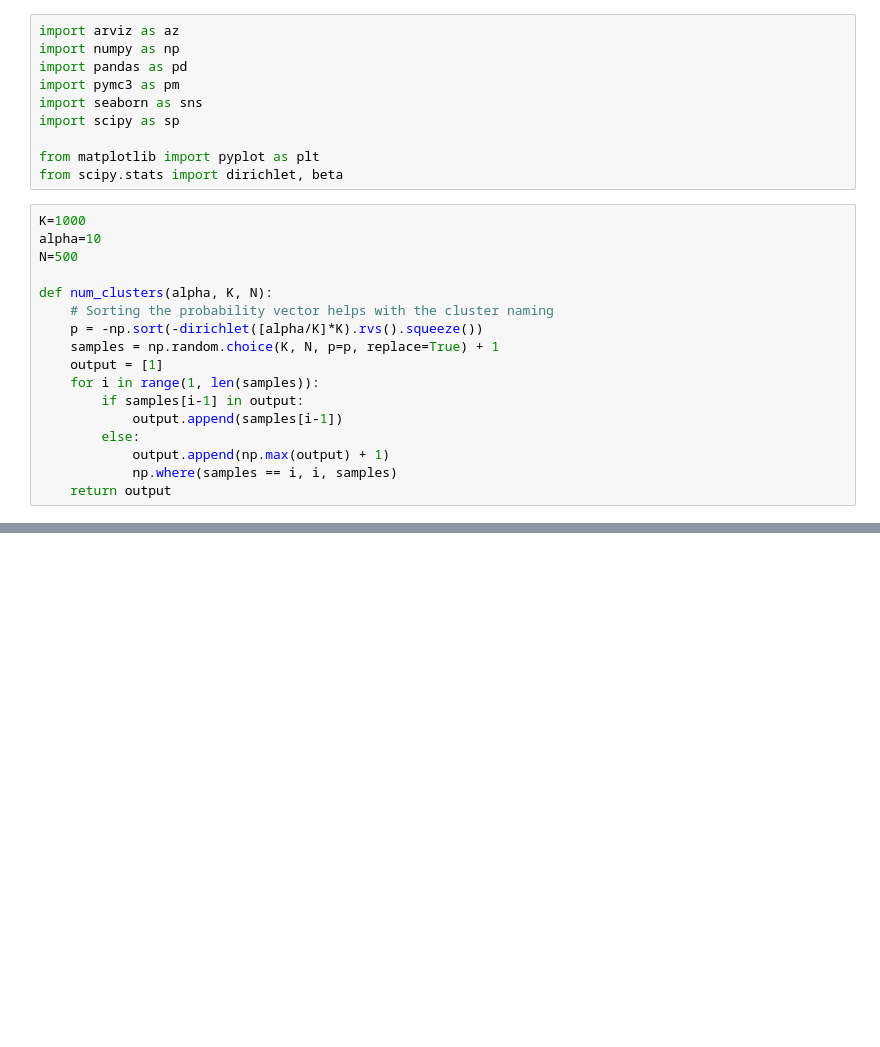
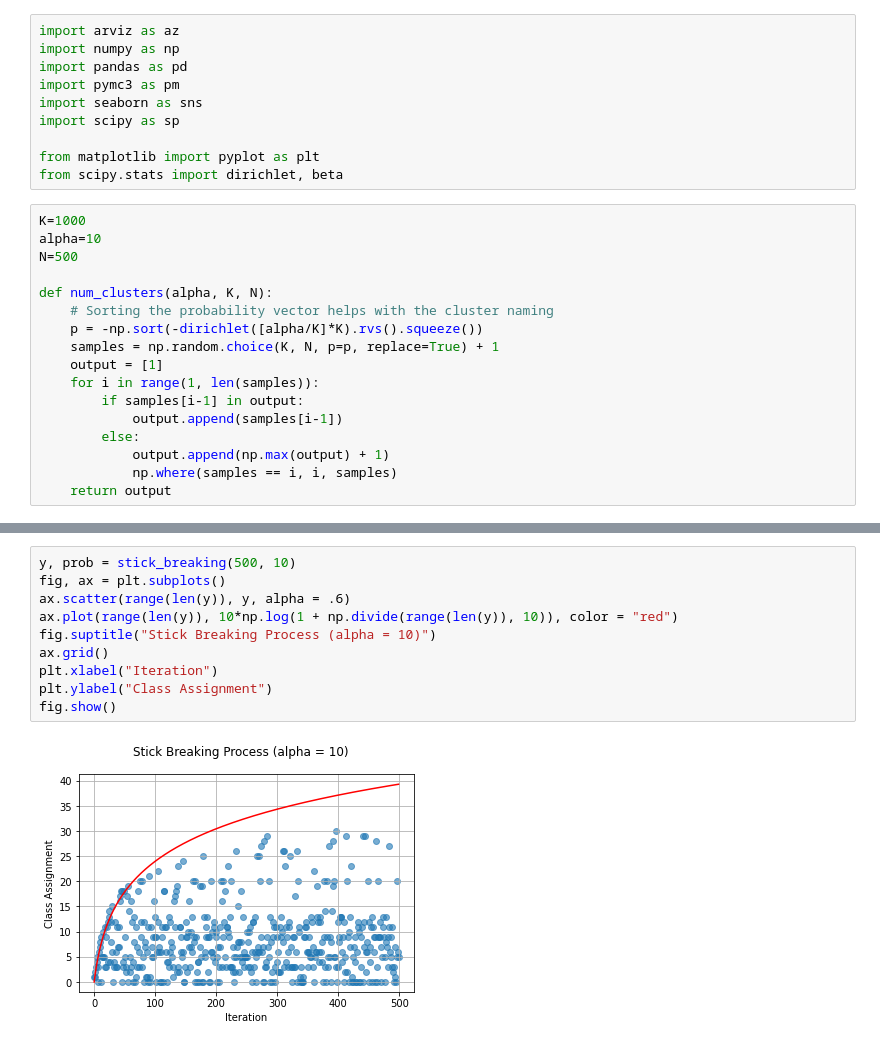
Before and after one commit to blazickjp/Research, a Jupyter notebook: DP.ipynb, the cells around one changed output, grey strips where cells are left out. Saved outputs shown, nothing was run; the diff lists cells and outputs as text; blank space fills up the shorter version.

```diff
--- a/DP.ipynb
+++ b/DP.ipynb
@@ -70 +92,13 @@ def gen_dir_data(alpha, N, K):
+# %%
+y, prob = stick_breaking(500, 10)
+fig, ax = plt.subplots()
+ax.scatter(range(len(y)), y, alpha = .6)
+ax.plot(range(len(y)), 10*np.log(1 + np.divide(range(len(y)), 10)), color = "red")
+fig.suptitle("Stick Breaking Process (alpha = 10)")
+ax.grid()
+plt.xlabel("Iteration")
+plt.ylabel("Class Assignment")
+fig.show()
+# %% [output]
+[figure, added]
 # %%
```
Also changed, not shown: parts of 6 cells of this notebook, 2 other files.
